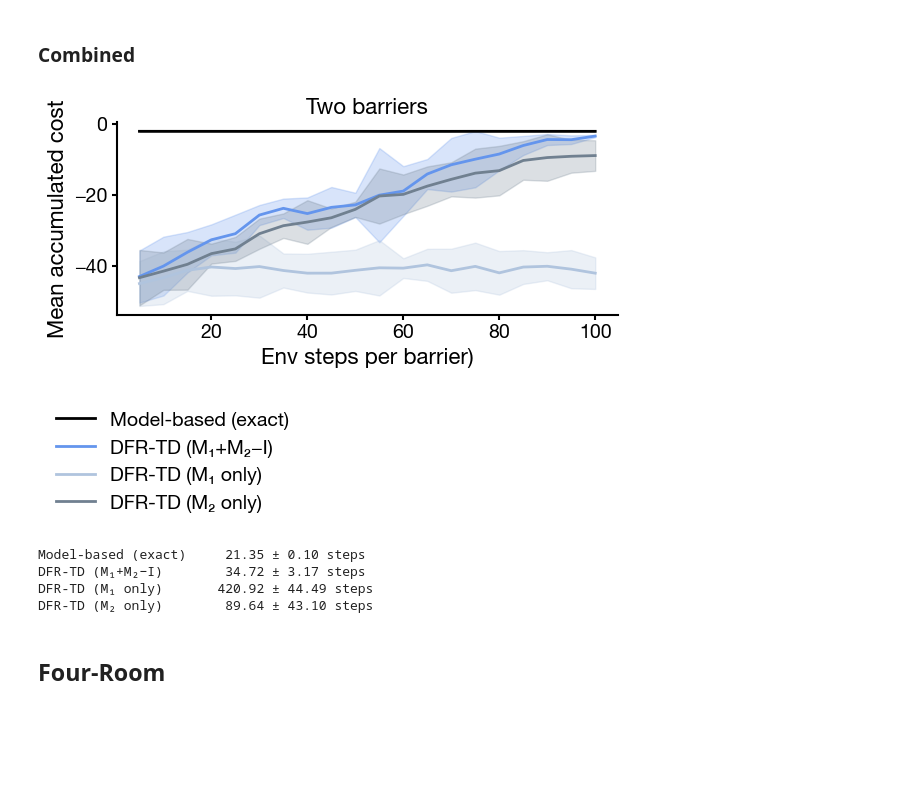
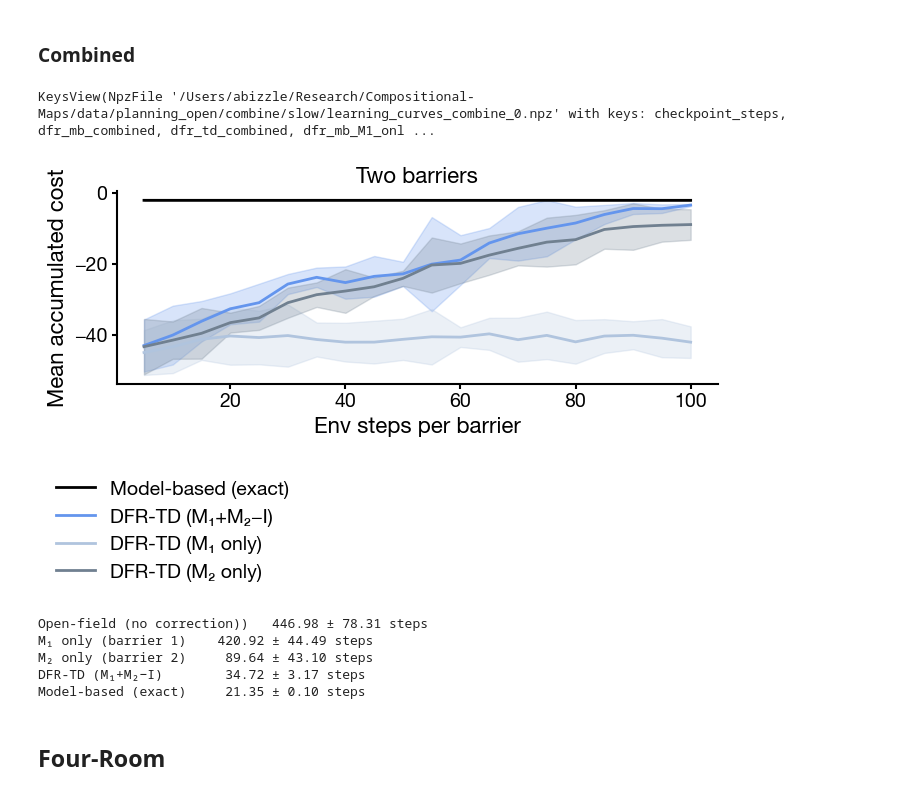
Before and after one commit to arminbazza/Default-Features, a Jupyter notebook: src/make_figs.ipynb, the cells around one changed output. Drawn from its saved outputs; the diff is of its cells as text; code cells hidden in the pictures; blank space fills up the shorter version.

```diff
--- a/src/make_figs.ipynb
+++ b/src/make_figs.ipynb
@@ -695,67 +693,83 @@ COLORS = {
     "dfr_td_M1_only":      "lightsteelblue",
     "dfr_td_M2_only":      "slategrey",
 }
+# %%
+zs[0].keys()
+# %% [output]
+KeysView(NpzFile '/Users/abizzle/Research/Compositional-Maps/data/planning_open/combine/slow/learning_curves_combine_0.npz' with keys: checkpoint_steps, dfr_mb_combined, dfr_td_combined, dfr_mb_M1_onl ...
 # %%
 dir_path = DATA_DIR / "planning_open" / "combine" / "slow"
-loaded_data = {
-    file.name: np.load(file)
-    for file in dir_path.glob("*.npz")
-}
-data = {"checkpoint_steps": zs[0]["checkpoint_steps"]}
+zs = [ np.load(file)  for file in dir_path.glob("*.npz")
+]
+data = {"checkpoint_steps": zs[2]["checkpoint_steps"]}
 for key in MODELS:
-    data[key] = np.stack([z[key] for z in zs])      # (5, n_checkpoints, n_trials)
+    data[key] = np.stack([z[key] for z in zs])
 
-# save_path = FIG_DIR / 'planning/plan_open_combine.png'
-save_path = None
+save_path = FIG_DIR / 'planning/plan_open_combine.png'
+# save_path = None
 
 steps = data["checkpoint_steps"] / 1000
-fig, ax = plt.subplots(figsize=(6, 3))
+fig, ax = plt.subplots(figsize=(7, 3))
 
 for key, label in MODELS.items():
     mean, band = run_curves(data, key)
 
     ax.plot(steps, mean, color=COLORS[key], lw=2, label=label)
     ax.fill_between(steps, mean - band, mean + band,
                     color=COLORS[key], alpha=0.25)
 
-ax.set_xlabel("Env steps per barrier)", fontsize=16)
+ax.set_xlabel("Env steps per barrier", fontsize=16)
 ax.set_ylabel("Mean accumulated cost", fontsize=16)
 ax.set_title("Two barriers", fontsize=16)
 ax.tick_params(labelsize=14)
 ax.spines[["top", "right"]].set_visible(False)
 
 plt.tight_layout()
 
 if save_path is not None:
     plt.savefig(save_path, bbox_inches='tight', dpi=300)
 
 plt.show()
 
 # --- standalone legend ---
 handles, labels = ax.get_legend_handles_labels()
 fig_leg, ax_leg = plt.subplots(figsize=(2.5, 1.4))
 ax_leg.legend(handles, labels, loc="center", framealpha=0.0, fontsize=14)
 ax_leg.axis("off")
 plt.tight_layout()
 
-# save_path = FIG_DIR / 'legend_combine.png'
-save_path = None
+save_path = FIG_DIR / 'legend_combine.png'
+# save_path = None
 if save_path is not None:
     plt.savefig(save_path, bbox_inches='tight', dpi=300)
 
 plt.show()
 # %% [output]
-[figure, old version]
+[figure, new version]
 [figure]
 # %%
+dir_path = DATA_DIR / "planning_open" / "combine" / "slow"
+zs = [ np.load(file)  for file in dir_path.glob("*.npz")
+]
+data = {"checkpoint_steps": zs[2]["checkpoint_steps"]}
+for key in MODELS:
+    data[key] = np.stack([z[key] for z in zs])
+MODELS = {
+    "open_field":          "Open-field (no correction))",
+    "dfr_td_M1_only":      "M₁ only (barrier 1)",
+    "dfr_td_M2_only":      "M₂ only (barrier 2)",
+    "dfr_td_combined":     "DFR-TD (M₁+M₂−I)",
+    "woodbury_full_exact": "Model-based (exact)"
+}
 for key, label in MODELS.items():
     mean, band = run_curves(data, key, cost_scale=1.0)
     print(f"{label:<20s} {mean[-1]:8.2f} ± {band[-1]:.2f} steps")
 # %% [output]
+Open-field (no correction))   446.98 ± 78.31 steps
+M₁ only (barrier 1)    420.92 ± 44.49 steps
+M₂ only (barrier 2)     89.64 ± 43.10 steps
+DFR-TD (M₁+M₂−I)        34.72 ± 3.17 steps
 Model-based (exact)     21.35 ± 0.10 steps
-DFR-TD (M₁+M₂−I)        34.72 ± 3.17 steps
-DFR-TD (M₁ only)       420.92 ± 44.49 steps
-DFR-TD (M₂ only)        89.64 ± 43.10 steps
 # %% [markdown]
 ## Four-Room
 # %% [markdown]
```
Also changed, not shown: parts of 9 cells of this notebook.
